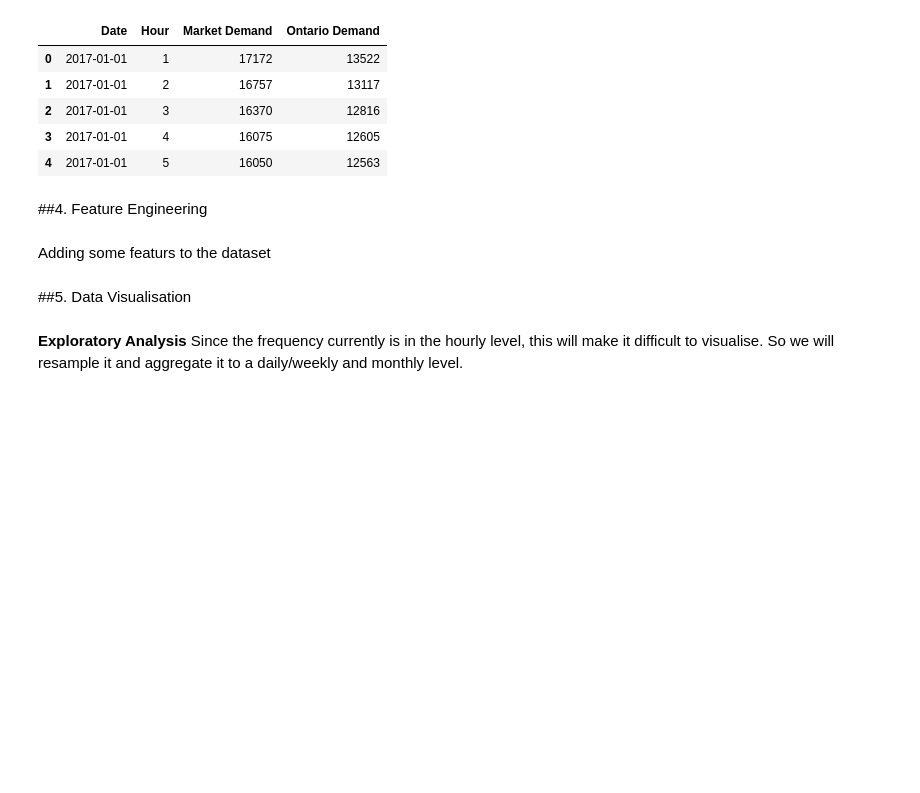
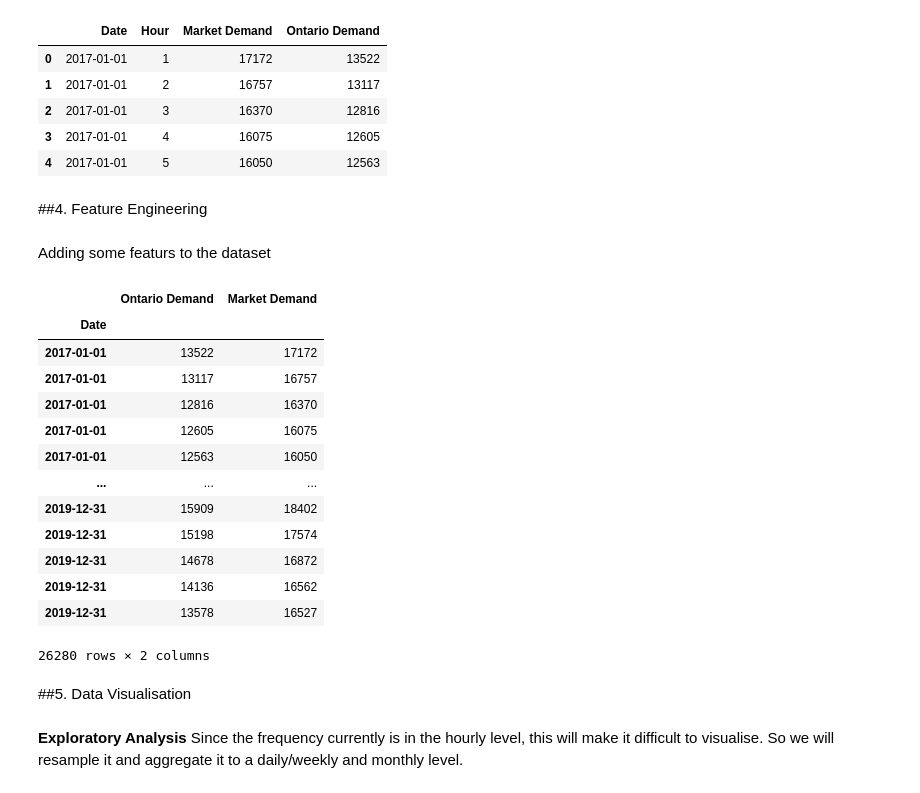
Before and after one commit to janosepah/ML_Project, a Jupyter notebook: Final_Project.ipynb, the cells around one changed output. Drawn from its saved outputs; the diff is of its cells as text; code cells hidden in the pictures; blank space fills up the shorter version.

```diff
--- a/Final_Project.ipynb
+++ b/Final_Project.ipynb
@@ -243,6 +243,26 @@ AllDemand.set_index(['Date'], inplace=True)
 AllSupply.set_index(['Date'], inplace=True)
 AllIndustry.set_index(['DeliveryDate'], inplace=True)
 AllDemandZonal.set_index(['Date'], inplace=True)
+# %%
+# Keeping the main Columns
+
+Demand = AllDemand [['Ontario Demand','Market Demand']]
+Demand
+# %% [output]
+|  | Ontario Demand | Market Demand |
+| Date |  |  |
+| 2017-01-01 | 13522 | 17172 |
+| 2017-01-01 | 13117 | 16757 |
+| 2017-01-01 | 12816 | 16370 |
+| 2017-01-01 | 12605 | 16075 |
+| 2017-01-01 | 12563 | 16050 |
+| ... | ... | ... |
+| 2019-12-31 | 15909 | 18402 |
+| 2019-12-31 | 15198 | 17574 |
+| 2019-12-31 | 14678 | 16872 |
+| 2019-12-31 | 14136 | 16562 |
+| 2019-12-31 | 13578 | 16527 |
+26280 rows × 2 columns
 # %% [markdown]
 ##5. Data Visualisation
 # %% [markdown]
```
Also changed, not shown: parts of 12 cells of this notebook.
